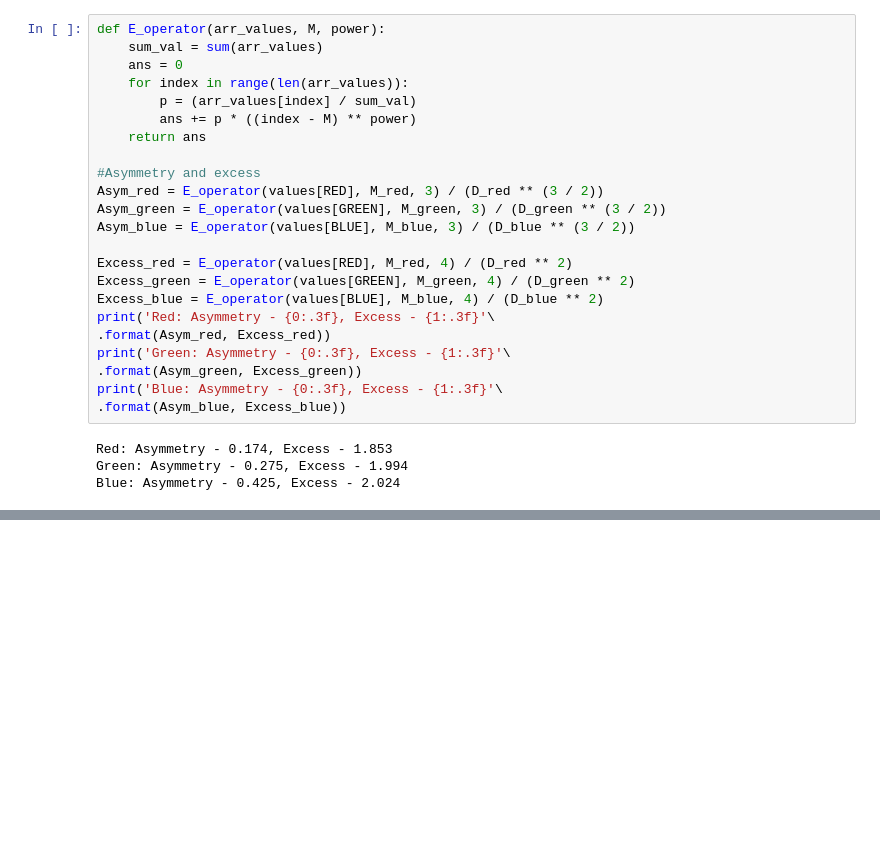
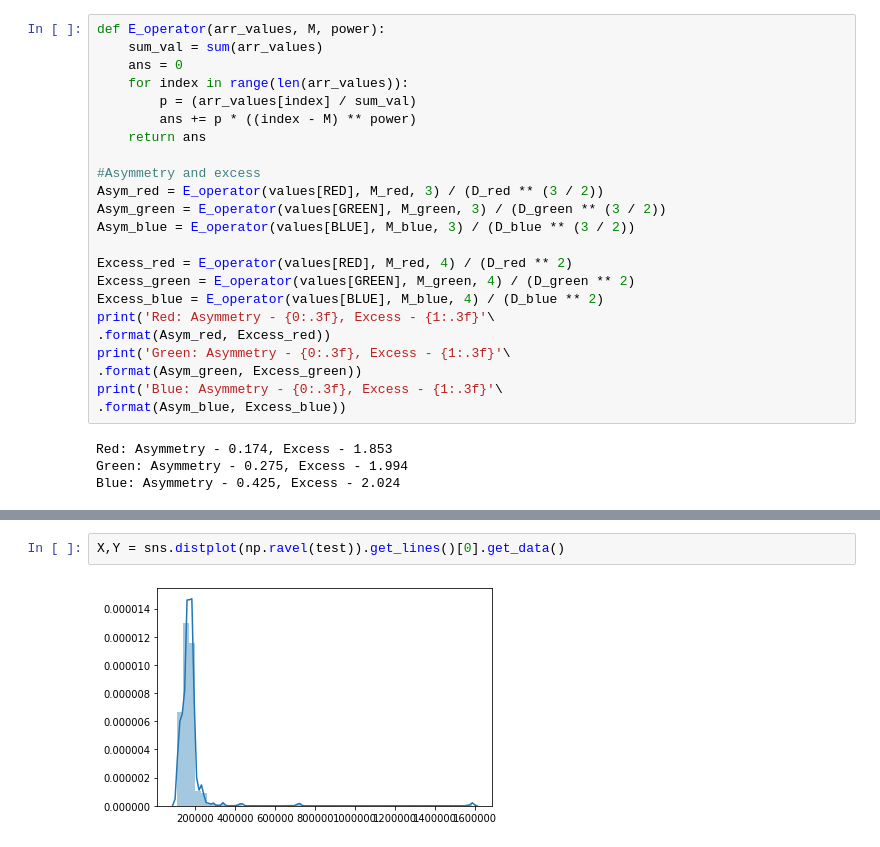
Before and after one commit to d-progonov/IPT-2020-FE91mp, a Jupyter notebook: laaaabbb.ipynb, the cells around one changed output, grey strips where cells are left out. Saved outputs shown, nothing was run; the diff lists cells and outputs as text; blank space fills up the shorter version.

```diff
--- a/laaaabbb.ipynb
+++ b/laaaabbb.ipynb
@@ -251,0 +249,4 @@ NameError: name 'false' is not defined
+# %%
+X,Y = sns.distplot(np.ravel(test)).get_lines()[0].get_data()
+# %% [output]
+[figure, added]
```
Also changed, not shown: parts of 4 cells of this notebook, 1 other file.
